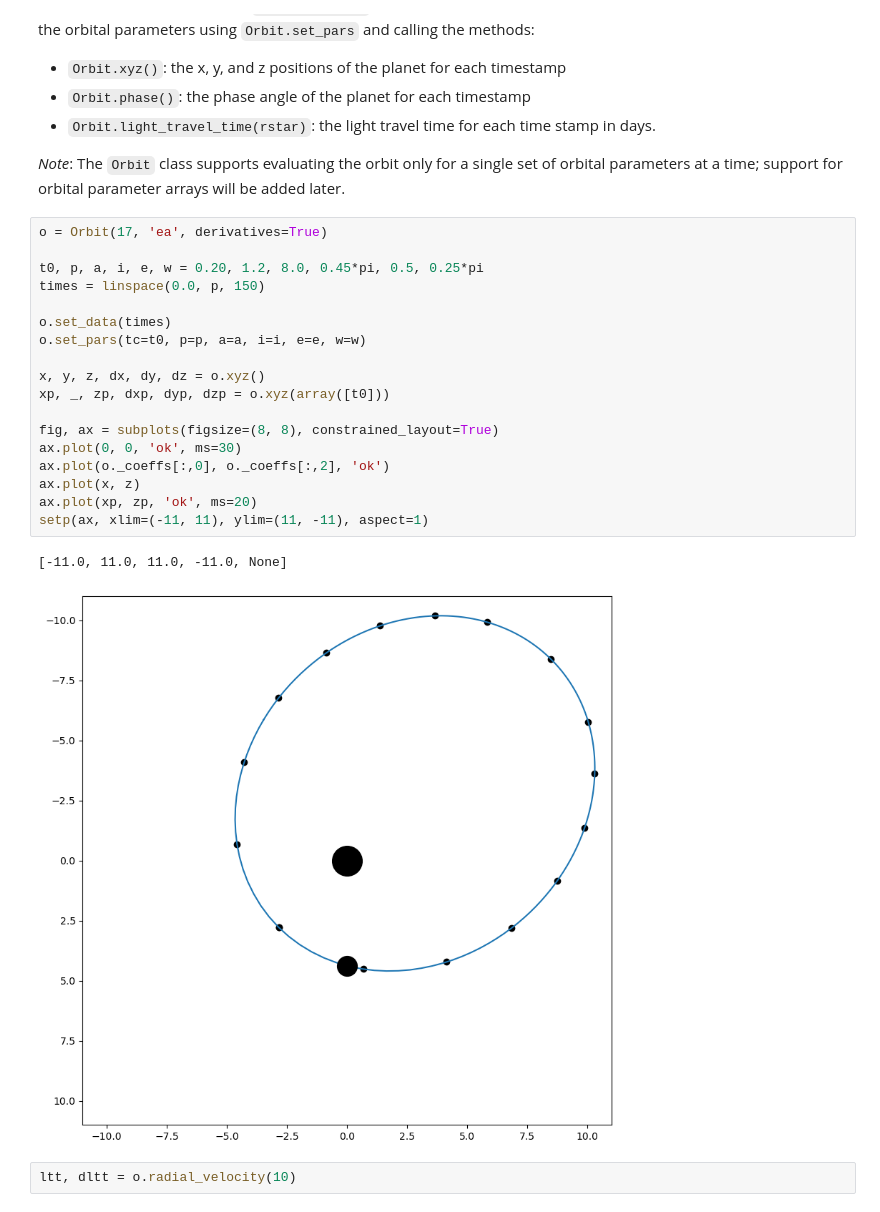
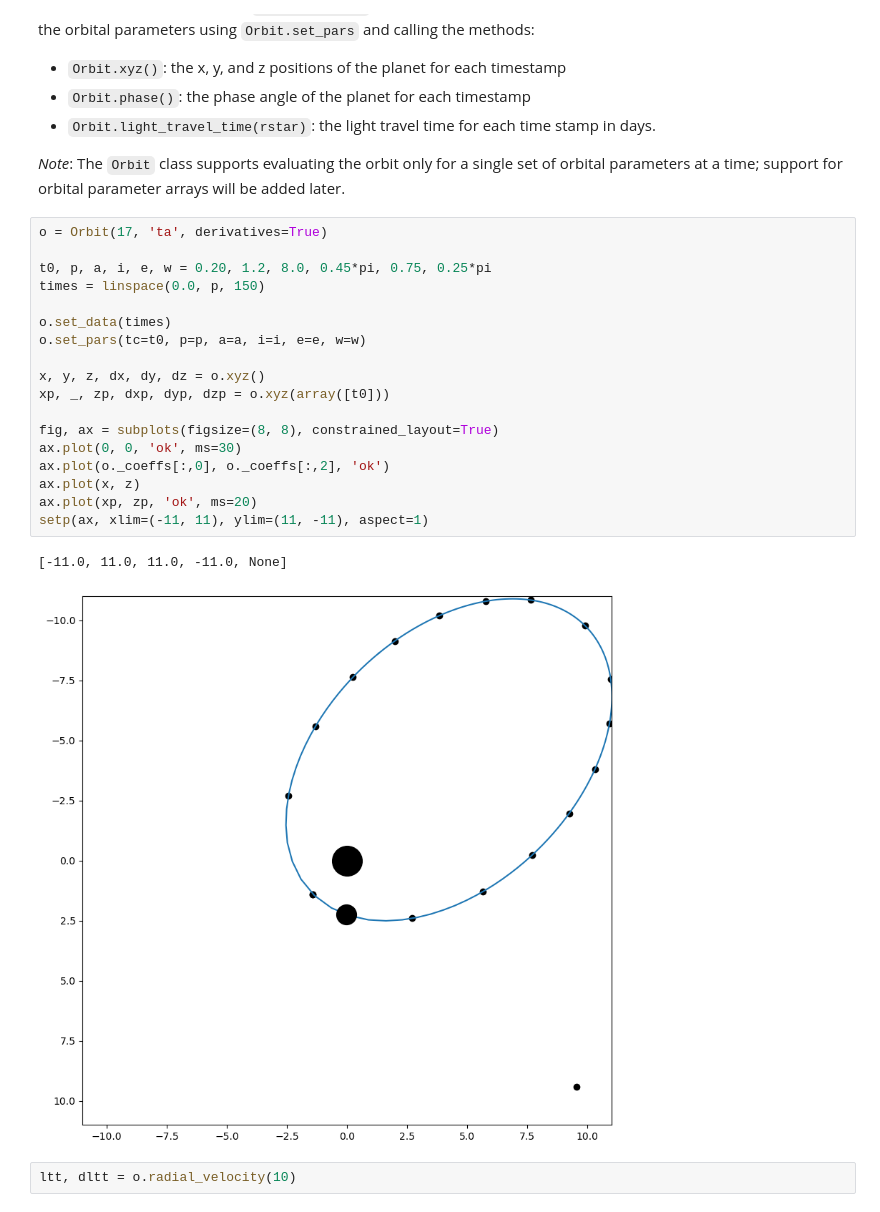
Before and after one commit to hpparvi/MeepMeep, a Jupyter notebook: notebooks/orbit.ipynb, the cells around one changed output. Saved outputs shown, nothing was run; the diff lists cells and outputs as text.

Commit message:
Revised orbit grid generation.

```diff
--- a/notebooks/orbit.ipynb
+++ b/notebooks/orbit.ipynb
@@ -26,26 +26,26 @@ The `meepmeep.Orbit` class is designed to be as easy to use as possible. All you
 
 *Note*: The `Orbit` class supports evaluating the orbit only for a single set of orbital parameters at a time; support for orbital parameter arrays will be added later.
 # %%
-o = Orbit(17, 'ea', derivatives=True)
+o = Orbit(17, 'ta', derivatives=True)
 
-t0, p, a, i, e, w = 0.20, 1.2, 8.0, 0.45*pi, 0.5, 0.25*pi
+t0, p, a, i, e, w = 0.20, 1.2, 8.0, 0.45*pi, 0.75, 0.25*pi
 times = linspace(0.0, p, 150)
 
 o.set_data(times)
 o.set_pars(tc=t0, p=p, a=a, i=i, e=e, w=w)
 
 x, y, z, dx, dy, dz = o.xyz()
 xp, _, zp, dxp, dyp, dzp = o.xyz(array([t0]))
 
 fig, ax = subplots(figsize=(8, 8), constrained_layout=True)
 ax.plot(0, 0, 'ok', ms=30)
 ax.plot(o._coeffs[:,0], o._coeffs[:,2], 'ok')
 ax.plot(x, z)
 ax.plot(xp, zp, 'ok', ms=20)
 setp(ax, xlim=(-11, 11), ylim=(11, -11), aspect=1)
 # %% [output]
 [-11.0, 11.0, 11.0, -11.0, None]
-[figure, old version]
+[figure, new version]
 # %%
 ltt, dltt = o.radial_velocity(10)
 # %%
```
Also changed, not shown: 1 other file.
